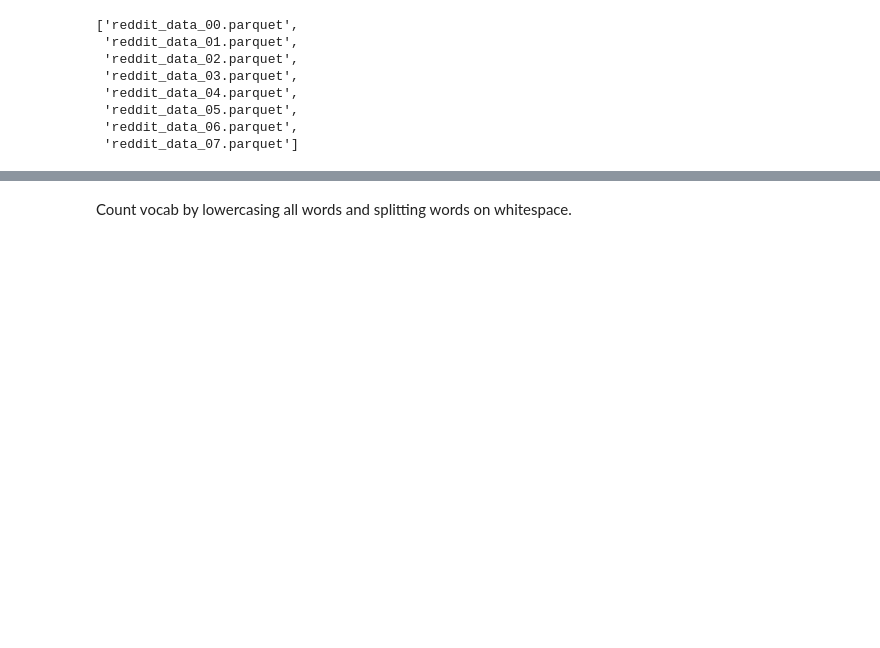
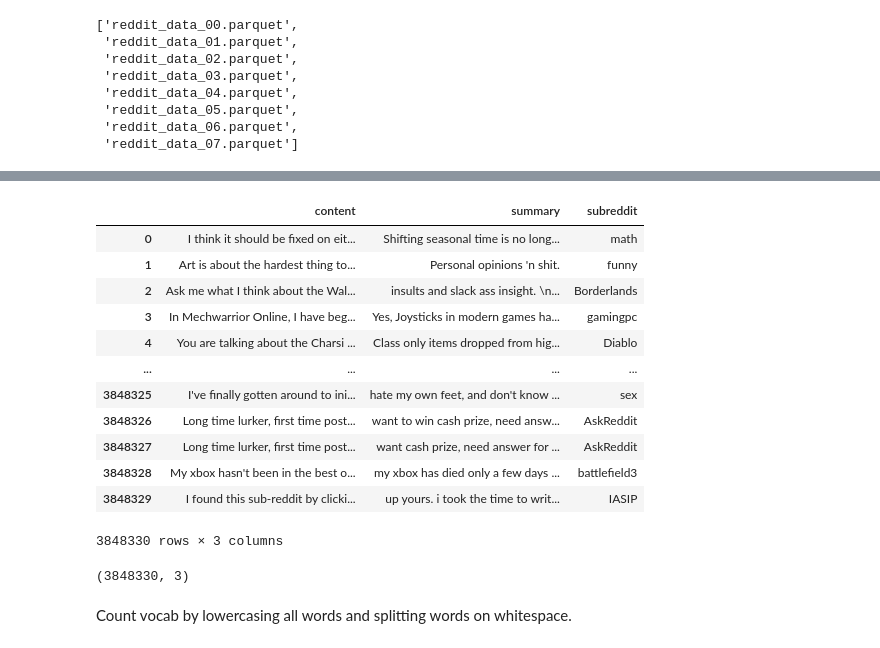
Before and after one commit to trevor-johnson/w266_reddit_summarization, a Jupyter notebook: data_setups/eda.ipynb, the cells around one changed output, grey strips where cells are left out. Cells and saved outputs as stored; diff of their text form; code cells hidden in the pictures; blank space fills up the shorter version.

```diff
--- a/data_setups/eda.ipynb
+++ b/data_setups/eda.ipynb
@@ -46,5 +49,5 @@ Start by loading into pandas
 from google.colab import drive
 drive.mount('/content/gdrive')
 # data_path ="/content/gdrive/MyDrive/Classes/W266_NLP/w266_reddit_summarization/data/reddit_parquet/"
-data_path ="/content/gdrive/MyDrive/w266/w266_reddit_summarization/data/reddit_parquet/"
+data_path ="/content/gdrive/MyDrive/w266/w266_reddit_summarization/data/reddit_parquet/full_data/"
 # %% [output]
@@ -72,3 +75,23 @@ Wall time: 28.7 s
+# %%
+df
+# %% [output]
+|  | content | summary | subreddit |
+| 0 | I think it should be fixed on eit... | Shifting seasonal time is no long... | math |
+| 1 | Art is about the hardest thing to... | Personal opinions 'n shit. | funny |
+| 2 | Ask me what I think about the Wal... | insults and slack ass insight. \n... | Borderlands |
+| 3 | In Mechwarrior Online, I have beg... | Yes, Joysticks in modern games ha... | gamingpc |
+| 4 | You are talking about the Charsi ... | Class only items dropped from hig... | Diablo |
+| ... | ... | ... | ... |
+| 3848325 | I've finally gotten around to ini... | hate my own feet, and don't know ... | sex |
+| 3848326 | Long time lurker, first time post... | want to win cash prize, need answ... | AskReddit |
+| 3848327 | Long time lurker, first time post... | want cash prize, need answer for ... | AskReddit |
+| 3848328 | My xbox hasn't been in the best o... | my xbox has died only a few days ... | battlefield3 |
+| 3848329 | I found this sub-reddit by clicki... | up yours. i took the time to writ... | IASIP |
+3848330 rows × 3 columns
+# %%
+df.shape
+# %% [output]
+(3848330, 3)
 # %%
 # df_copy = df.copy()
 df = df_copy.copy()
```
Also changed, not shown: parts of 10 cells of this notebook, 3 other files.
